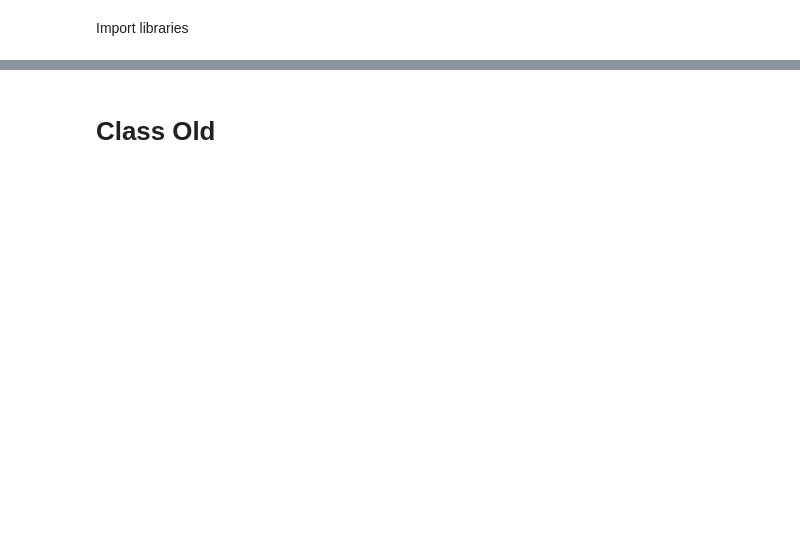
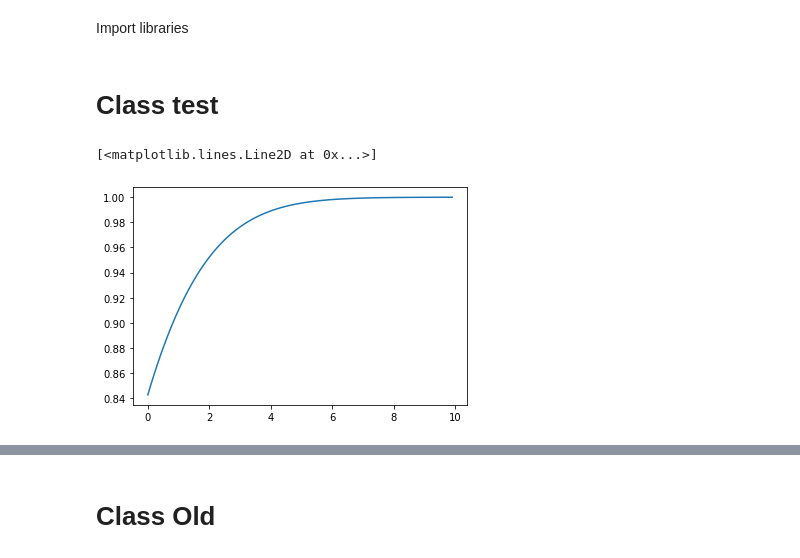
Before and after one commit to AlbertoRosado1/legacysim_runs, a Jupyter notebook: DA02/fitting_dndz.ipynb, the cells around one changed output, grey strips where cells are left out. Drawn from its saved outputs; the diff is of its cells as text; code cells hidden in the pictures; blank space fills up the shorter version.

```diff
--- a/DA02/fitting_dndz.ipynb
+++ b/DA02/fitting_dndz.ipynb
@@ -14,3 +14,13 @@ from photometry import Catalogue, utils, setup_logging
 
 #logger = logging.getLogger('DA02')
 #setup_logging()
+# %% [markdown]
+# Class test
+# %%
+# We try an erf function to model the depth portion
+x = np.arange(0,10,0.1)
+d,e,f = [1,5,1]
+plt.plot(x,d*sp.erf(x/e+f))
+# %% [output]
+[<matplotlib.lines.Line2D at 0x...>]
+[figure, added]
```
Also changed, not shown: parts of 30 cells of this notebook.
